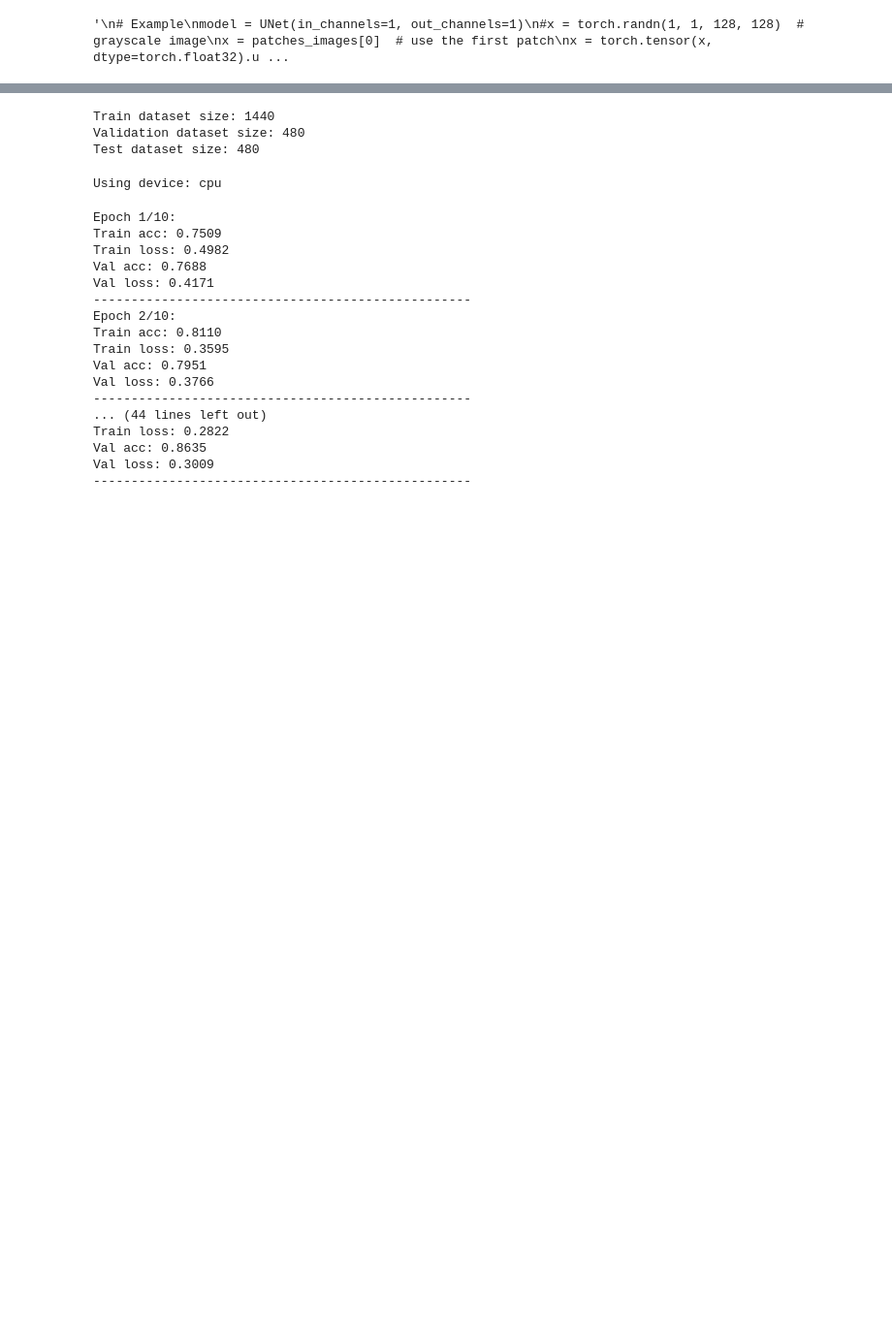
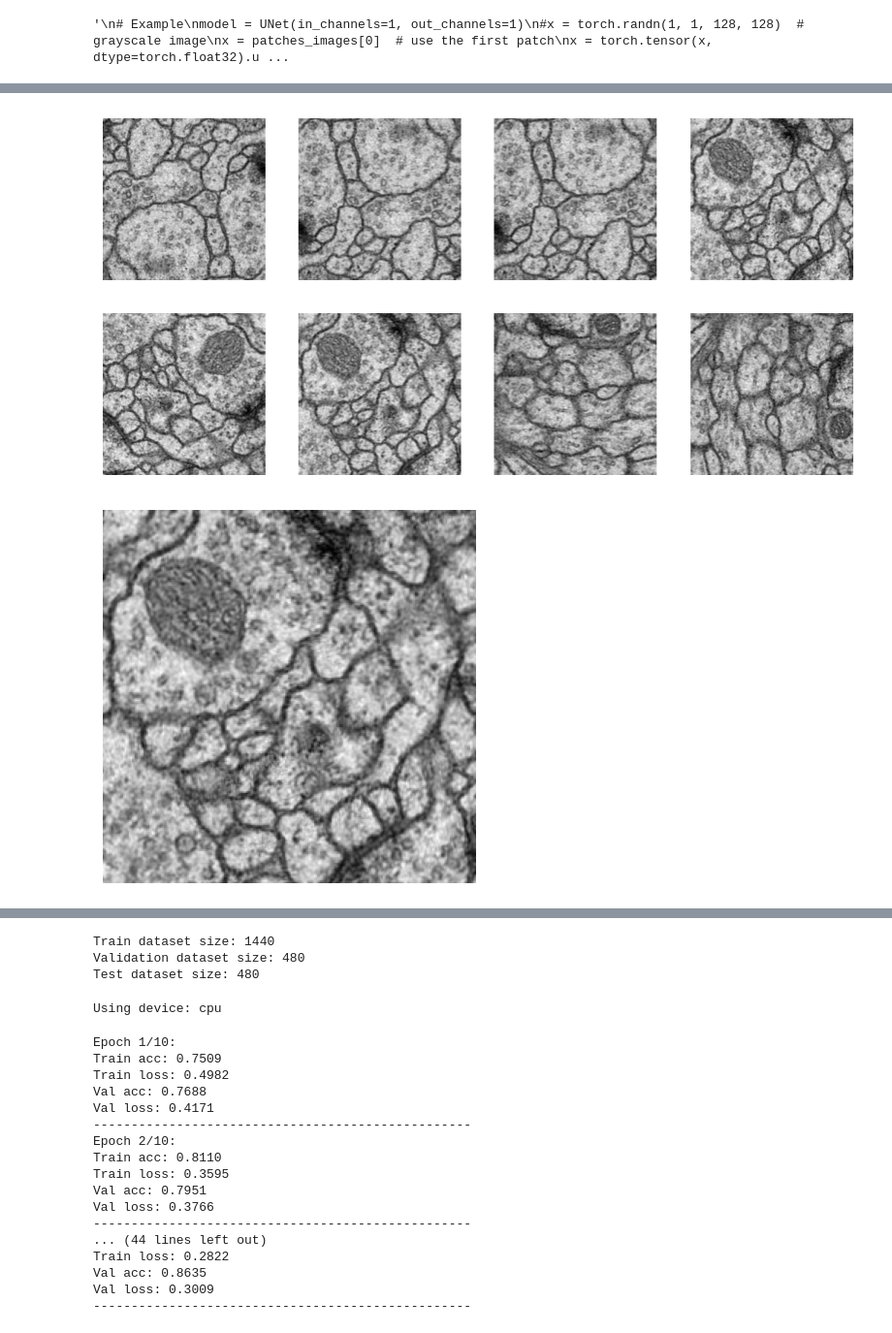
Before and after one commit to albapim/Advanced-Image-Analysis, a Jupyter notebook: final_project/third_script.ipynb, the cells around one changed output, grey strips where cells are left out. Shown at 97% size. Cells and saved outputs as stored; diff of their text form; code cells hidden in the pictures; blank space fills up the shorter version.

```diff
--- a/final_project/third_script.ipynb
+++ b/final_project/third_script.ipynb
@@ -268,0 +275,20 @@ print(len(all_images), len(all_labels))
+# %%
+plt.figure(figsize=(10, 10))
+for i in range(0, 8):
+    plt.subplot(4, 4, i+1)
+    plt.imshow(augmented_images[i].squeeze(), cmap='gray')
+    plt.axis('off')
+plt.show()
+
+plt.figure(figsize=(5, 5))
+plt.imshow(augmented_images[3].squeeze(), cmap='gray')
+plt.axis('off')
+plt.show()
+
+plt.figure(figsize=(5, 5))
+plt.imshow(augmented_images[4].squeeze(), cmap='gray')
+plt.axis('off')
+plt.show()
+# %% [output]
+[figure, added]
+[figure, added]
```
Also changed, not shown: parts of 5 cells of this notebook.
